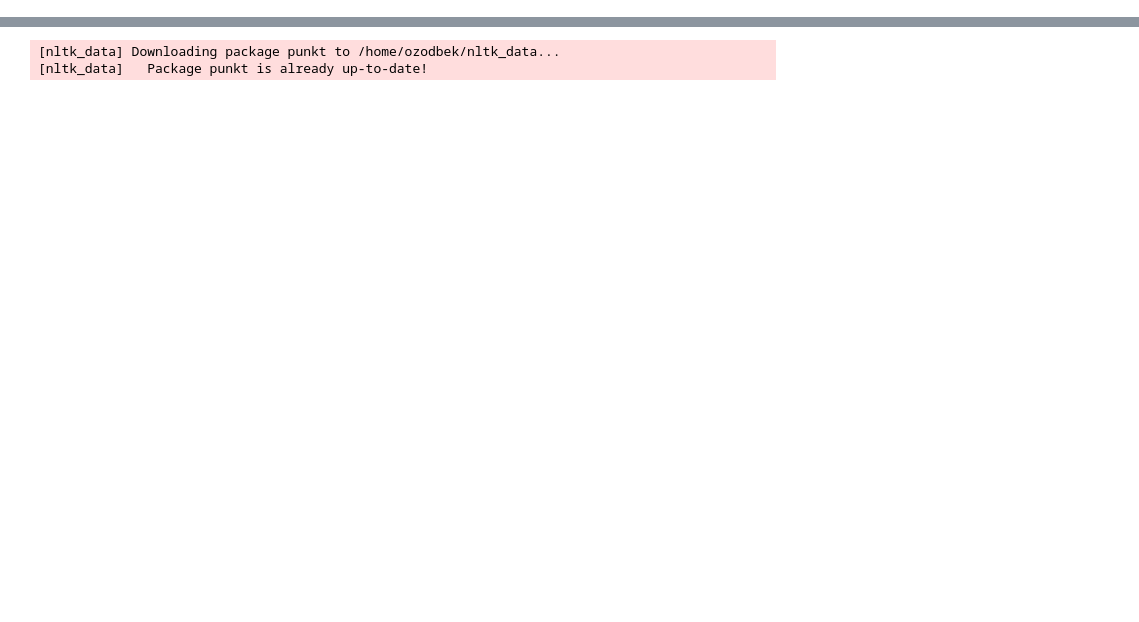
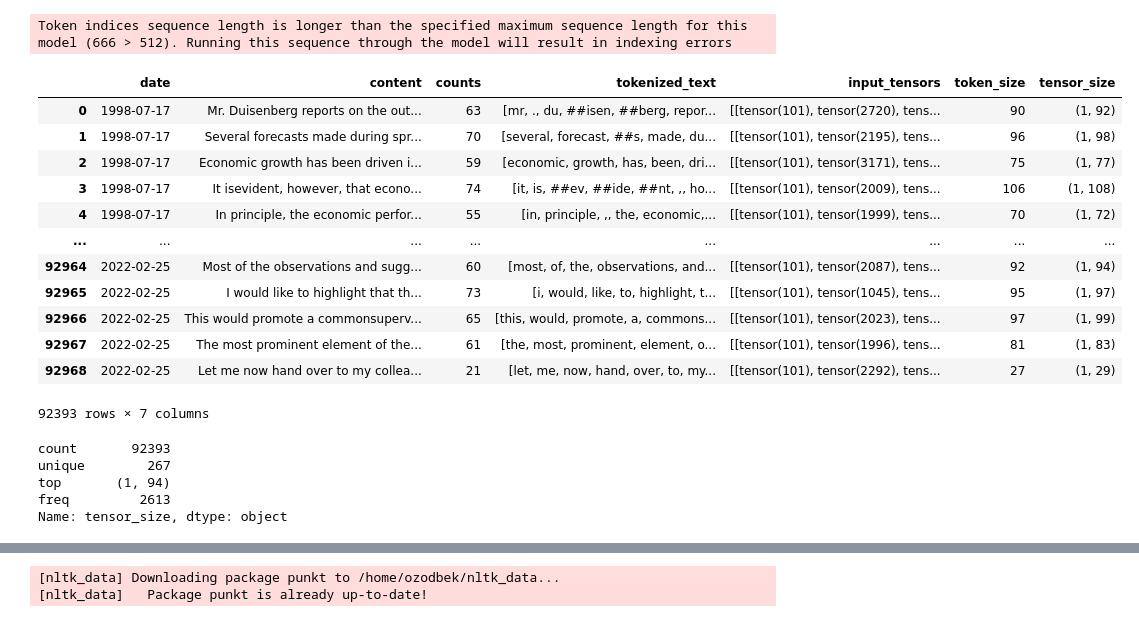
Before and after one commit to OzodbekOzodov/stock-market-and-speeches, a Jupyter notebook: 2_preprocessing_pipelines.ipynb, the cells around one changed output, grey strips where cells are left out. Drawn from its saved outputs; the diff is of its cells as text; code cells hidden in the pictures; blank space fills up the shorter version.

```diff
--- a/2_preprocessing_pipelines.ipynb
+++ b/2_preprocessing_pipelines.ipynb
@@ -82,0 +184,4 @@ text
+# %%
+df_speeches_consolidated = consolidate_lines(df_speeches)
+df_speeches_clean = split_paragraphs(df_speeches_consolidated)
+df_speeches_clean
@@ -82,0 +220,4 @@ text
+# %%
+# create counts column that counts words in content column of each row
+df_speeches_clean['counts'] = df_speeches_clean['content'].str.split().str.len()
+df_speeches_clean
@@ -82,0 +256,54 @@ text
+# %%
+from transformers import AutoTokenizer
+
+# Define the tokenizer
+model_name = "distilbert-base-uncased-finetuned-sst-2-english"
+tokenizer = AutoTokenizer.from_pretrained(model_name)
+
+# Function to tokenize text
+def tokenize_text(text):
+    tokens = tokenizer.tokenize(text)
+    return tokens
+
+# Function to create tensors
+def create_tensors(text):
+    inputs = tokenizer(text, truncation=True, max_length=512, return_tensors="pt")
+    return inputs['input_ids']
+
+# Apply the tokenize_text function to the 'content' column and create a new 'tokenized_text' column
+df_speeches_clean['tokenized_text'] = df_speeches_clean['content'].apply(tokenize_text)
+
+# Apply the create_tensors function to the 'content' column and create a new 'input_tensors' column
+df_speeches_clean['input_tensors'] = df_speeches_clean['content'].apply(create_tensors)
+
+# Create a new 'token_size' column to hold the number of tokens for each row
+df_speeches_clean['token_size'] = df_speeches_clean['tokenized_text'].apply(len)
+
+# Create a new 'tensor_size' column to hold the size of the tensor for each row
+df_speeches_clean['tensor_size'] = df_speeches_clean['input_tensors'].apply(lambda x: x.size())
+
+# Display the DataFrame
+df_speeches_clean
+# %% [output]
+Token indices sequence length is longer than the specified maximum sequence length for this model (666 > 512). Running this sequence through the model will result in indexing errors
+|  | date | content | counts | tokenized_text | input_tensors | token_size | tensor_size |
+| 0 | 1998-07-17 | Mr. Duisenberg reports on the out... | 63 | [mr, ., du, ##isen, ##berg, repor... | [[tensor(101), tensor(2720), tens... | 90 | (1, 92) |
+| 1 | 1998-07-17 | Several forecasts made during spr... | 70 | [several, forecast, ##s, made, du... | [[tensor(101), tensor(2195), tens... | 96 | (1, 98) |
+| 2 | 1998-07-17 | Economic growth has been driven i... | 59 | [economic, growth, has, been, dri... | [[tensor(101), tensor(3171), tens... | 75 | (1, 77) |
+| 3 | 1998-07-17 | It isevident, however, that econo... | 74 | [it, is, ##ev, ##ide, ##nt, ,, ho... | [[tensor(101), tensor(2009), tens... | 106 | (1, 108) |
+| 4 | 1998-07-17 | In principle, the economic perfor... | 55 | [in, principle, ,, the, economic,... | [[tensor(101), tensor(1999), tens... | 70 | (1, 72) |
+| ... | ... | ... | ... | ... | ... | ... | ... |
+| 92964 | 2022-02-25 | Most of the observations and sugg... | 60 | [most, of, the, observations, and... | [[tensor(101), tensor(2087), tens... | 92 | (1, 94) |
+| 92965 | 2022-02-25 | I would like to highlight that th... | 73 | [i, would, like, to, highlight, t... | [[tensor(101), tensor(1045), tens... | 95 | (1, 97) |
+| 92966 | 2022-02-25 | This would promote a commonsuperv... | 65 | [this, would, promote, a, commons... | [[tensor(101), tensor(2023), tens... | 97 | (1, 99) |
+| 92967 | 2022-02-25 | The most prominent element of the... | 61 | [the, most, prominent, element, o... | [[tensor(101), tensor(1996), tens... | 81 | (1, 83) |
+| 92968 | 2022-02-25 | Let me now hand over to my collea... | 21 | [let, me, now, hand, over, to, my... | [[tensor(101), tensor(2292), tens... | 27 | (1, 29) |
+92393 rows × 7 columns
+# %%
+df_speeches_clean['tensor_size'].describe()
+# %% [output]
+count       92393
+unique        267
+top       (1, 94)
+freq         2613
+Name: tensor_size, dtype: object
```
Also changed, not shown: parts of 28 cells of this notebook, 3 other files.
